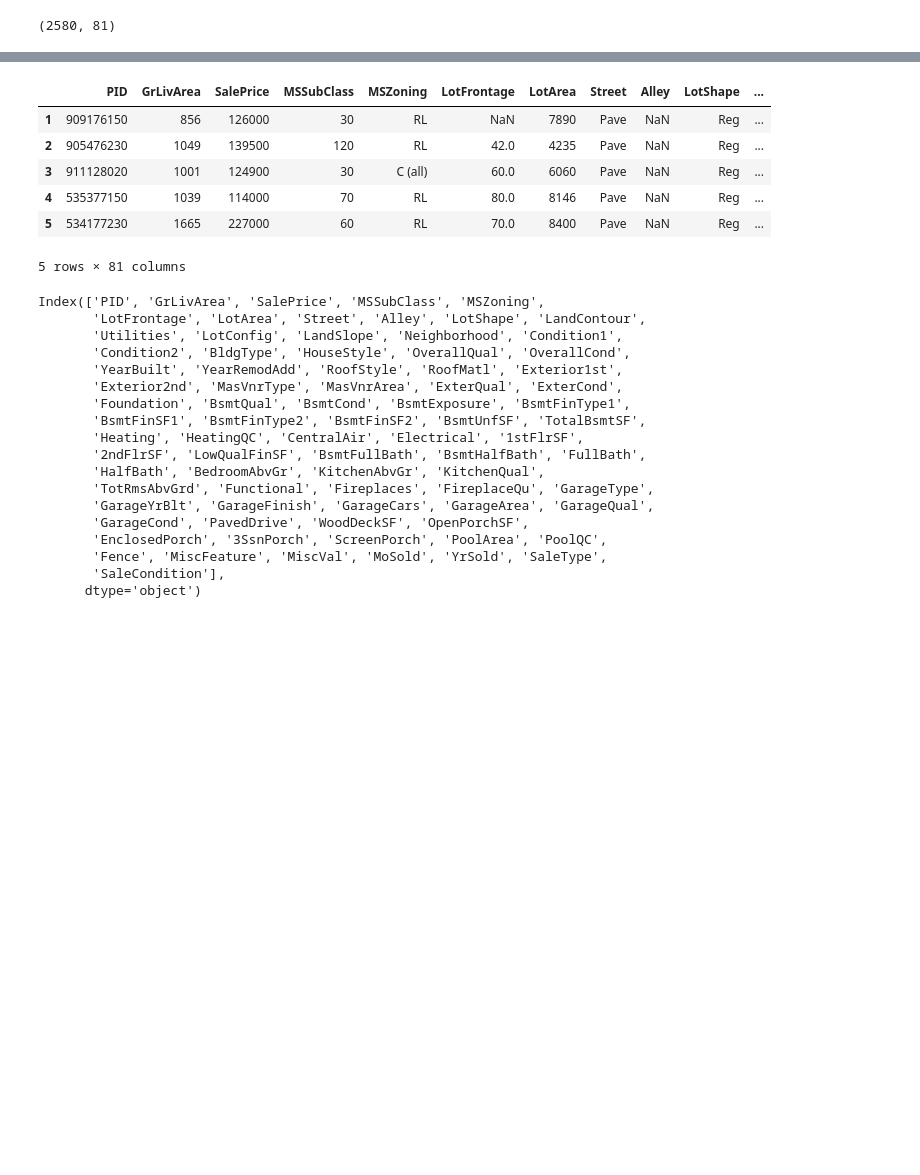
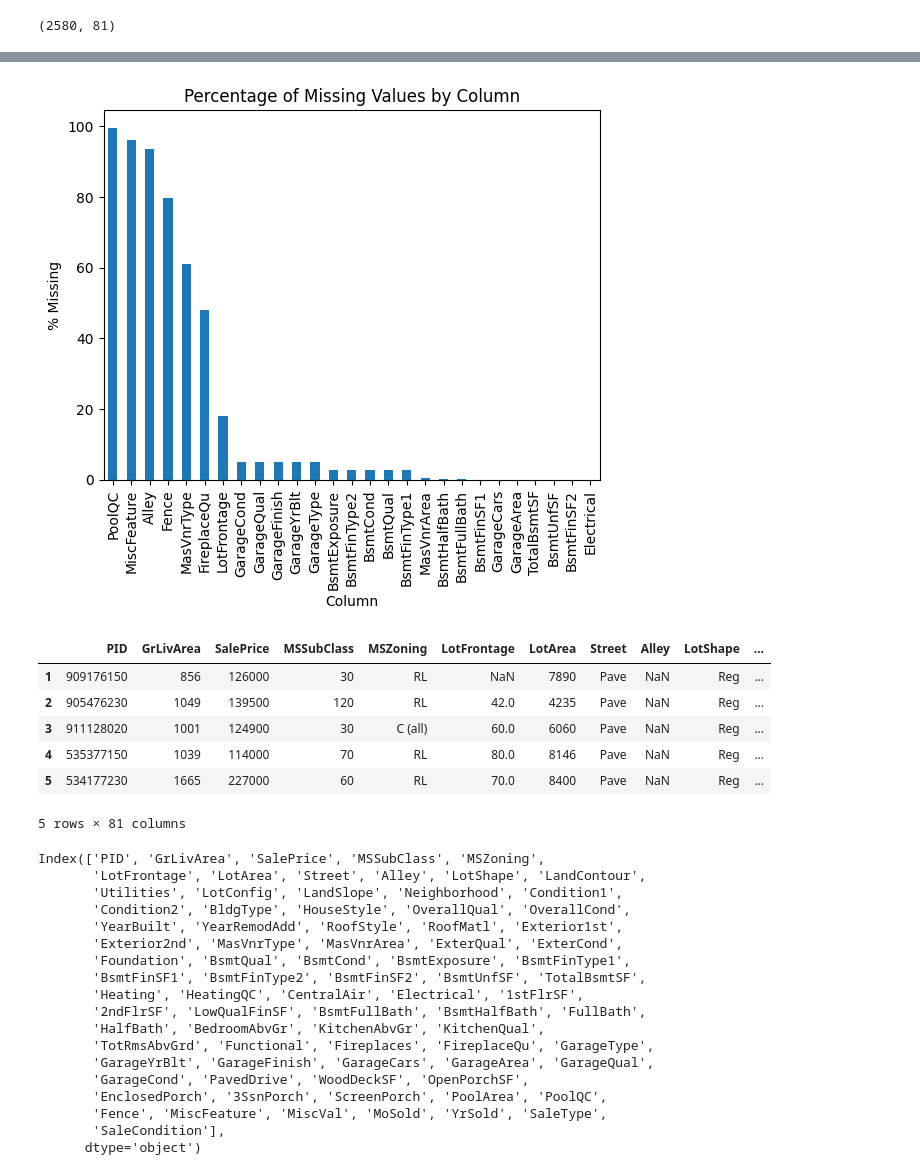
Before and after one commit to erinnyy/Ames_ML_Project, a Jupyter notebook: Ames_Machine_Learning_Project.ipynb, the cells around one changed output, grey strips where cells are left out. Drawn from its saved outputs; the diff is of its cells as text; code cells hidden in the pictures; blank space fills up the shorter version.

```diff
--- a/Ames_Machine_Learning_Project.ipynb
+++ b/Ames_Machine_Learning_Project.ipynb
@@ -10,3 +31,17 @@ housing.shape
+# %%
+# Calculate % missing
+missing_percent = housing.isna().mean() * 100
+
+# Filter only columns with missing values
+missing_percent = missing_percent[missing_percent > 0]
+
+missing_percent.sort_values(ascending=False).plot.bar()
+plt.title('Percentage of Missing Values by Column')
+plt.ylabel('% Missing')
+plt.xlabel('Column')
+plt.show()
+# %% [output]
+[figure, added]
 # %%
 housing.head()
 # %% [output]
```
Also changed, not shown: parts of 11 cells of this notebook.
